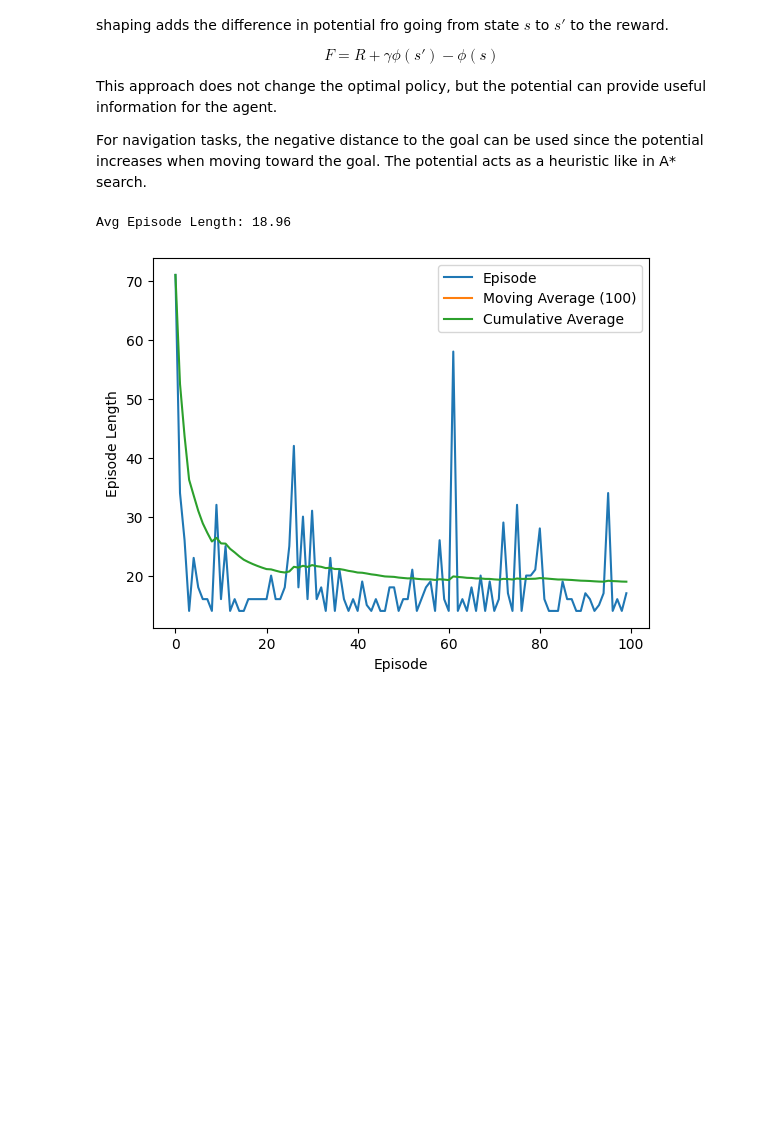
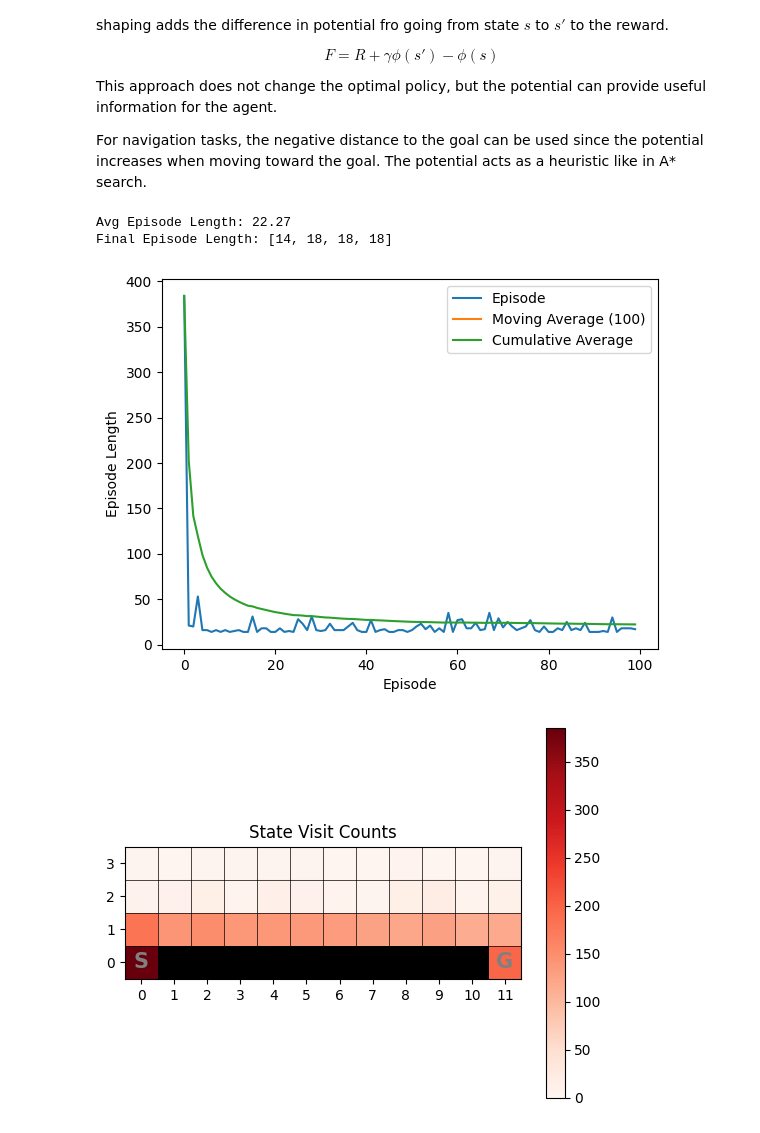
Before and after one commit to mhahsler/Introduction_to_Reinforcement_Learning, a Jupyter notebook: TD/Cliff_Walking_QLearning_Reward_Engineering.ipynb, the cells around one changed output. Drawn from its saved outputs; the diff is of its cells as text; code cells hidden in the pictures; blank space fills up the shorter version.

```diff
--- a/TD/Cliff_Walking_QLearning_Reward_Engineering.ipynb
+++ b/TD/Cliff_Walking_QLearning_Reward_Engineering.ipynb
@@ -121,7 +137,10 @@ class PotentialRewardWrapper(gym.Wrapper):
         self._prev_state = None
 
     def potential(self, state):
-        return -1.0 *np.linalg.norm(np.array(state) - np.array(list(self.env.unwrapped._goals)[0]))
+        # neg. Euclidean distance
+        # return -1.0 * np.linalg.norm(np.array(state) - np.array(list(self.env.unwrapped._goals)[0]))
+        # neg. Manhattan distance
+        return -1.0 * np.sum(np.abs(np.array(state) - np.array(list(self.env.unwrapped._goals)[0])))
 
     def step(self, action):
         # 1. Execute the step in the underlying environment
@@ -143,13 +162,18 @@ class PotentialRewardWrapper(gym.Wrapper):
 gym_env = gym.make('CliffWalk-v1', tabular = True, goal_reward = 1.0, cliff_reward = -100.0, step_reward = -0.0001)
 env = PotentialRewardWrapper(gym_env.unwrapped, potential_factor = 0.001, discount = 1.0)
 # %%
+
 Q, history = Q_learning(env, discount=1, alpha=.1, epsilon=.1, n = 100, history =True)
 
 print(f"Avg Episode Length: {np.mean(history['ep_lens'])}")
+print(f"Final Episode Length: {history['ep_lens'][-5:-1]}")
 plot_returns(history["ep_lens"], y_label = "Episode Length")
+env.unwrapped.image(V = history["state_visits"], title = "State Visit Counts", cmap = "Reds")
 # %% [output]
-Avg Episode Length: 18.96
+Avg Episode Length: 22.27
+Final Episode Length: [14, 18, 18, 18]
-[figure, old version]
+[figure, new version]
+[figure, added]
 # %% [markdown]
 
 &copy; 2025 [Michael Hahsler](http://michael.hahsler.net).
```
Also changed, not shown: parts of 7 cells of this notebook, 4 other files.
